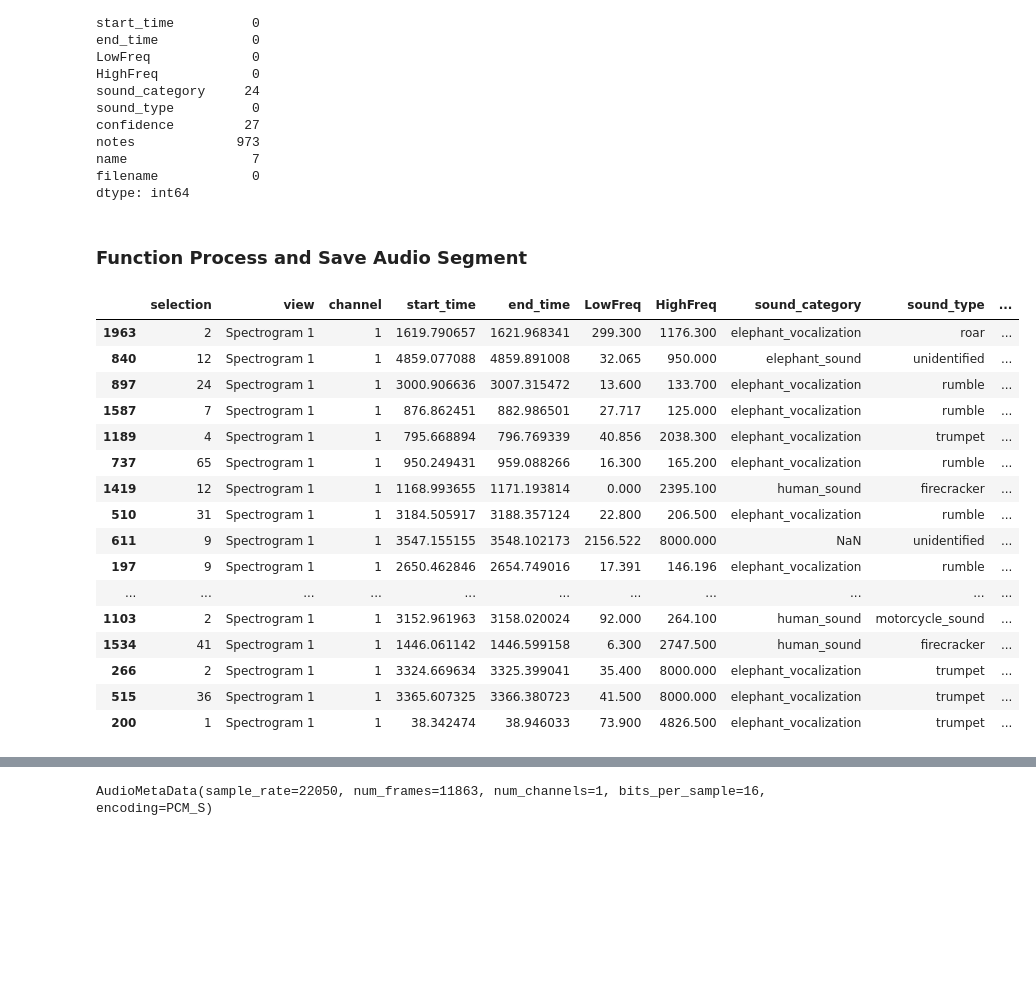
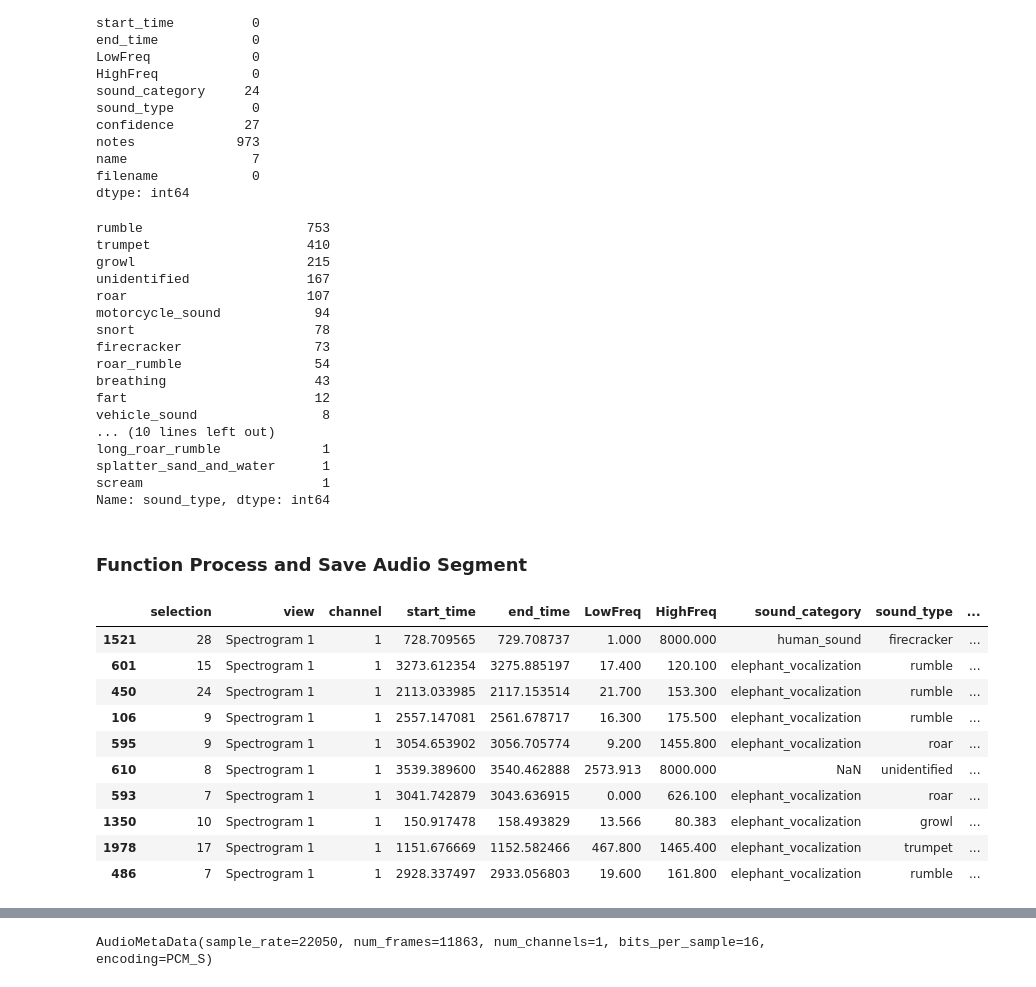
Before and after one commit to rudyhendrawn/Riset-AI-SIKGM, a Jupyter notebook: read-dataset.ipynb, the cells around one changed output, grey strips where cells are left out. Saved outputs shown, nothing was run; the diff lists cells and outputs as text; code cells hidden in the pictures; blank space fills up the shorter version.

Commit message:
fix data preparation

```diff
--- a/read-dataset.ipynb
+++ b/read-dataset.ipynb
@@ -361,6 +361,26 @@ filename            0
 dtype: int64
 # %%
 # missing_class_data.to_csv('codes/Riset-AI-SIKGM/missing-label.csv', encoding='utf-8', index=False)
+# %%
+new_metadata['sound_type'].value_counts()
+# %% [output]
+rumble                     753
+trumpet                    410
+growl                      215
+unidentified               167
+roar                       107
+motorcycle_sound            94
+snort                       78
+firecracker                 73
+roar_rumble                 54
+breathing                   43
+fart                        12
+vehicle_sound                8
+... (10 lines left out)
+long_roar_rumble             1
+splatter_sand_and_water      1
+scream                       1
+Name: sound_type, dtype: int64
 # %% [markdown]
 ### Function Process and Save Audio Segment
 # %%
@@ -405,26 +442,20 @@ def process_and_save_audio_segments(metadata_df, input_audio_dir, output_audio_d
 	output_metadata = pd.DataFrame(output_metadata)
 	return output_metadata
 # %%
-sample_data = new_metadata.sample(50)
+sample_data = new_metadata.sample(10)
 sample_data
 # %% [output]
 |  | selection | view | channel | start_time | end_time | LowFreq | HighFreq | sound_category | sound_type | ... |
-| 1963 | 2 | Spectrogram 1 | 1 | 1619.790657 | 1621.968341 | 299.300 | 1176.300 | elephant_vocalization | roar | ... |
-| 840 | 12 | Spectrogram 1 | 1 | 4859.077088 | 4859.891008 | 32.065 | 950.000 | elephant_sound | unidentified | ... |
-| 897 | 24 | Spectrogram 1 | 1 | 3000.906636 | 3007.315472 | 13.600 | 133.700 | elephant_vocalization | rumble | ... |
-| 1587 | 7 | Spectrogram 1 | 1 | 876.862451 | 882.986501 | 27.717 | 125.000 | elephant_vocalization | rumble | ... |
-| 1189 | 4 | Spectrogram 1 | 1 | 795.668894 | 796.769339 | 40.856 | 2038.300 | elephant_vocalization | trumpet | ... |
-| 737 | 65 | Spectrogram 1 | 1 | 950.249431 | 959.088266 | 16.300 | 165.200 | elephant_vocalization | rumble | ... |
-| 1419 | 12 | Spectrogram 1 | 1 | 1168.993655 | 1171.193814 | 0.000 | 2395.100 | human_sound | firecracker | ... |
-| 510 | 31 | Spectrogram 1 | 1 | 3184.505917 | 3188.357124 | 22.800 | 206.500 | elephant_vocalization | rumble | ... |
-| 611 | 9 | Spectrogram 1 | 1 | 3547.155155 | 3548.102173 | 2156.522 | 8000.000 | NaN | unidentified | ... |
-| 197 | 9 | Spectrogram 1 | 1 | 2650.462846 | 2654.749016 | 17.391 | 146.196 | elephant_vocalization | rumble | ... |
-| ... | ... | ... | ... | ... | ... | ... | ... | ... | ... | ... |
-| 1103 | 2 | Spectrogram 1 | 1 | 3152.961963 | 3158.020024 | 92.000 | 264.100 | human_sound | motorcycle_sound | ... |
-| 1534 | 41 | Spectrogram 1 | 1 | 1446.061142 | 1446.599158 | 6.300 | 2747.500 | human_sound | firecracker | ... |
-| 266 | 2 | Spectrogram 1 | 1 | 3324.669634 | 3325.399041 | 35.400 | 8000.000 | elephant_vocalization | trumpet | ... |
-| 515 | 36 | Spectrogram 1 | 1 | 3365.607325 | 3366.380723 | 41.500 | 8000.000 | elephant_vocalization | trumpet | ... |
-| 200 | 1 | Spectrogram 1 | 1 | 38.342474 | 38.946033 | 73.900 | 4826.500 | elephant_vocalization | trumpet | ... |
+| 1521 | 28 | Spectrogram 1 | 1 | 728.709565 | 729.708737 | 1.000 | 8000.000 | human_sound | firecracker | ... |
+| 601 | 15 | Spectrogram 1 | 1 | 3273.612354 | 3275.885197 | 17.400 | 120.100 | elephant_vocalization | rumble | ... |
+| 450 | 24 | Spectrogram 1 | 1 | 2113.033985 | 2117.153514 | 21.700 | 153.300 | elephant_vocalization | rumble | ... |
+| 106 | 9 | Spectrogram 1 | 1 | 2557.147081 | 2561.678717 | 16.300 | 175.500 | elephant_vocalization | rumble | ... |
+| 595 | 9 | Spectrogram 1 | 1 | 3054.653902 | 3056.705774 | 9.200 | 1455.800 | elephant_vocalization | roar | ... |
+| 610 | 8 | Spectrogram 1 | 1 | 3539.389600 | 3540.462888 | 2573.913 | 8000.000 | NaN | unidentified | ... |
+| 593 | 7 | Spectrogram 1 | 1 | 3041.742879 | 3043.636915 | 0.000 | 626.100 | elephant_vocalization | roar | ... |
+| 1350 | 10 | Spectrogram 1 | 1 | 150.917478 | 158.493829 | 13.566 | 80.383 | elephant_vocalization | growl | ... |
+| 1978 | 17 | Spectrogram 1 | 1 | 1151.676669 | 1152.582466 | 467.800 | 1465.400 | elephant_vocalization | trumpet | ... |
+| 486 | 7 | Spectrogram 1 | 1 | 2928.337497 | 2933.056803 | 19.600 | 161.800 | elephant_vocalization | rumble | ... |
 # %%
 output_sample_data = process_and_save_audio_segments(
 	metadata_df=sample_data,
```
Also changed, not shown: parts of 9 cells of this notebook, 2 other files.
